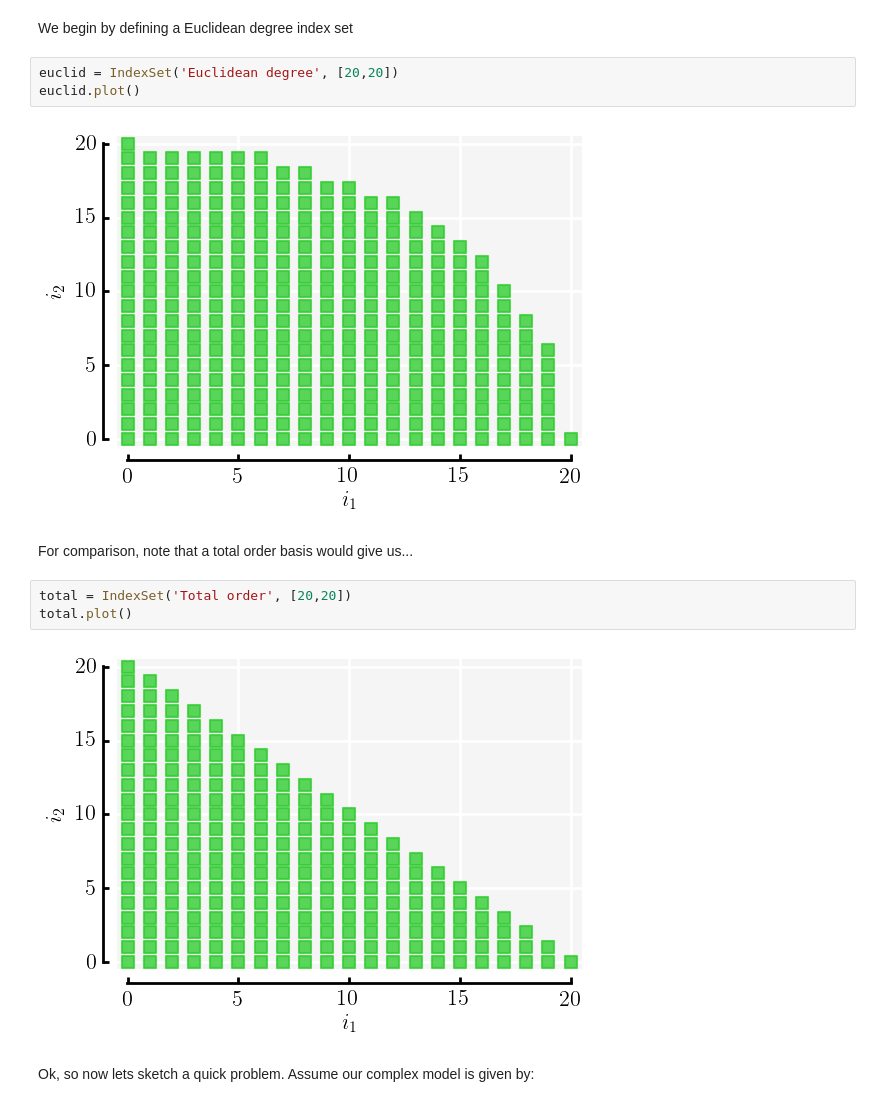
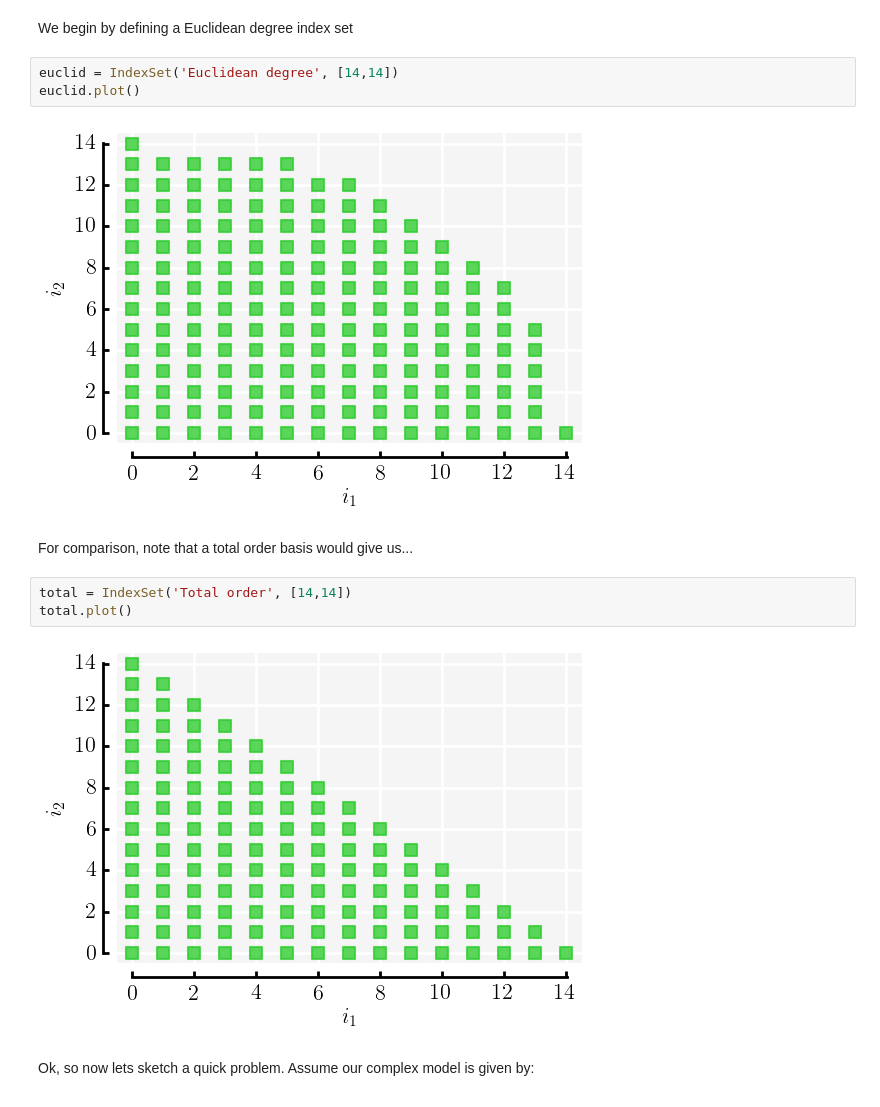
Before and after one commit to equadratures/equadratures, a Jupyter notebook: ipython-notebooks/Euclidean.ipynb, the cells around one changed output. Drawn from its saved outputs; the diff is of its cells as text.

```diff
--- a/ipython-notebooks/Euclidean.ipynb
+++ b/ipython-notebooks/Euclidean.ipynb
@@ -12,17 +12,17 @@ import numpy as np
 # %% [markdown]
 We begin by defining a Euclidean degree index set
 # %%
-euclid = IndexSet('Euclidean degree', [20,20])
+euclid = IndexSet('Euclidean degree', [14,14])
 euclid.plot()
 # %% [output]
-[figure, old version]
+[figure, new version]
 # %% [markdown]
 For comparison, note that a total order basis would give us...
 # %%
-total = IndexSet('Total order', [20,20])
+total = IndexSet('Total order', [14,14])
 total.plot()
 # %% [output]
-[figure, old version]
+[figure, new version]
 # %% [markdown]
 Ok, so now lets sketch a quick problem. Assume our complex model is given by:
 # %%
```
Also changed, not shown: parts of 12 cells of this notebook, 3 other files.
